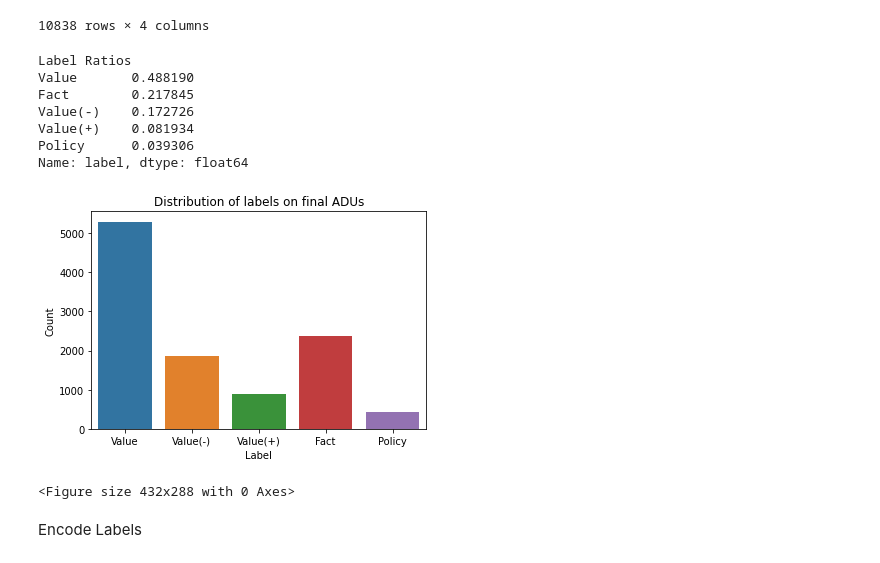
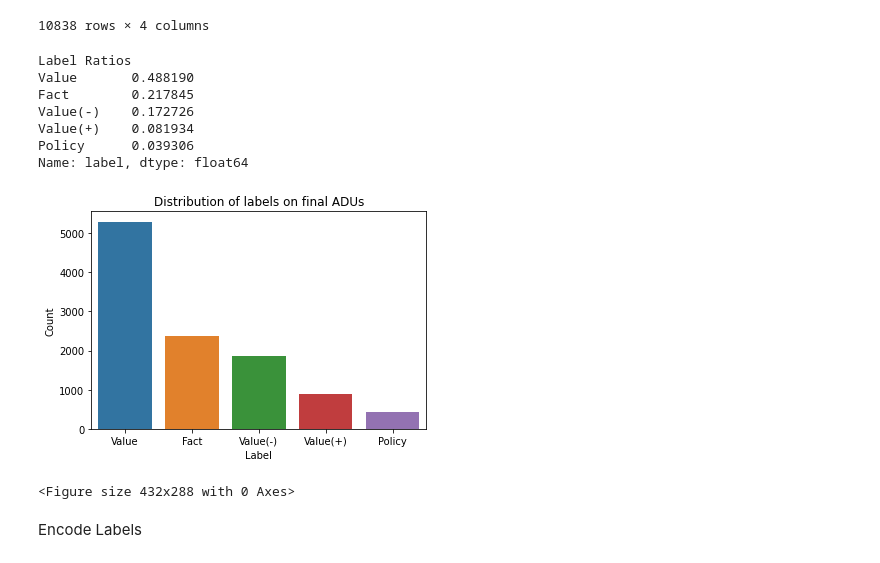
Before and after one commit to Telmooo/adu-classifier-dl, a Jupyter notebook: src/train_classification_model_2.ipynb, the cells around one changed output. Drawn from its saved outputs; the diff is of its cells as text; code cells hidden in the pictures.

```diff
--- a/src/train_classification_model_2.ipynb
+++ b/src/train_classification_model_2.ipynb
@@ -270,24 +270,24 @@ final_adus
 # %%
 print("Label Ratios")
 print(final_adus["label"].value_counts() / len(final_adus["label"]))
 
 fig, ax = plt.subplots()
-sns.countplot(data=final_adus, x="label", ax=ax)
+sns.countplot(data=final_adus, x="label", ax=ax, order=["Value", "Fact", "Value(-)", "Value(+)", "Policy"])
 ax.set_title("Distribution of labels on final ADUs")
 ax.set_xlabel("Label")
 ax.set_ylabel("Count")
 fig.savefig(f"{OUT_DIR}/final_label_distribution_full.png", dpi=150, bbox_inches='tight')
 plt.show()
 plt.clf()
 # %% [output]
 Label Ratios
 Value       0.488190
 Fact        0.217845
 Value(-)    0.172726
 Value(+)    0.081934
 Policy      0.039306
 Name: label, dtype: float64
-[figure, old version]
+[figure, new version]
 <Figure size 432x288 with 0 Axes>
 # %% [markdown]
 Encode Labels
```
Also changed, not shown: parts of 19 cells of this notebook.
